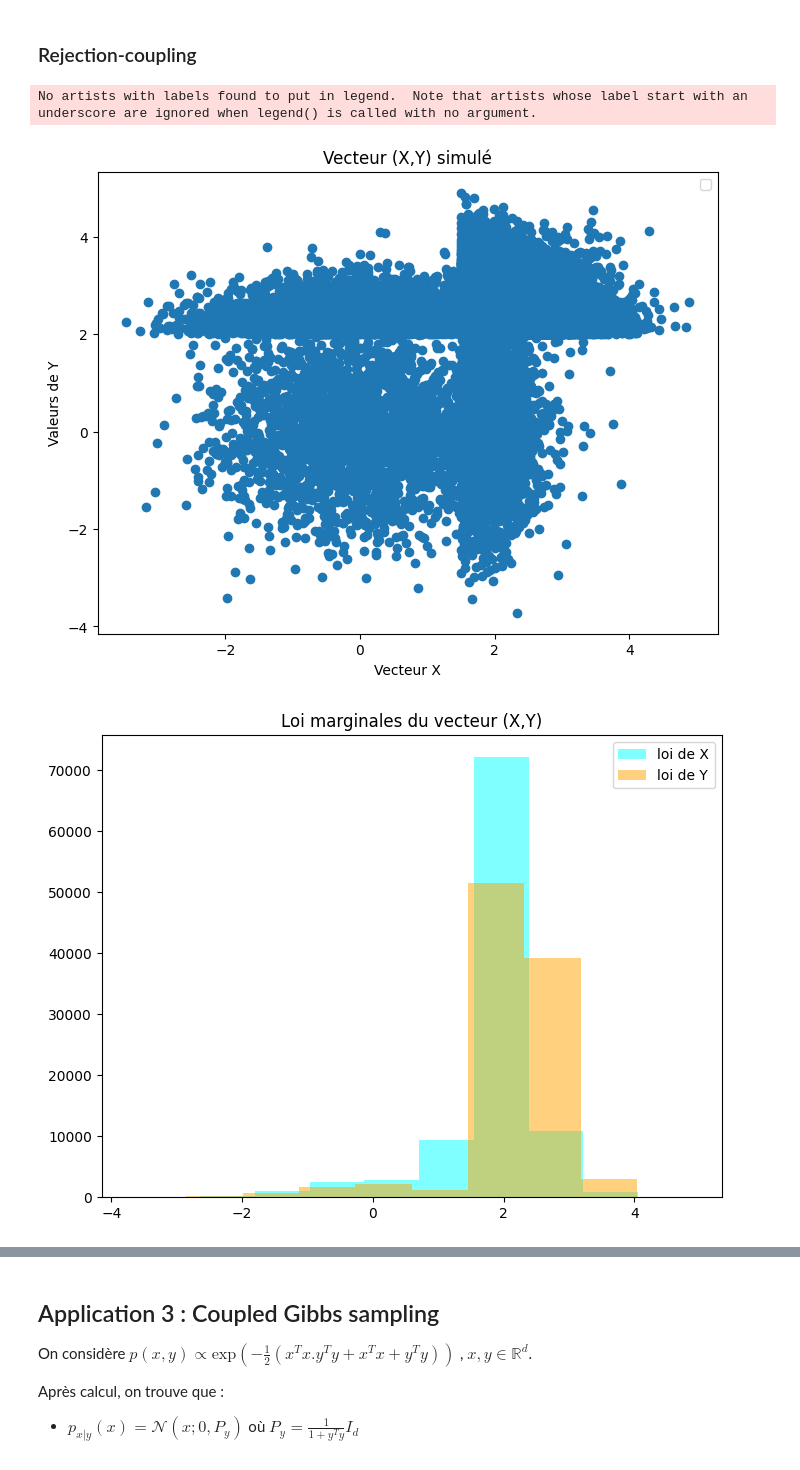
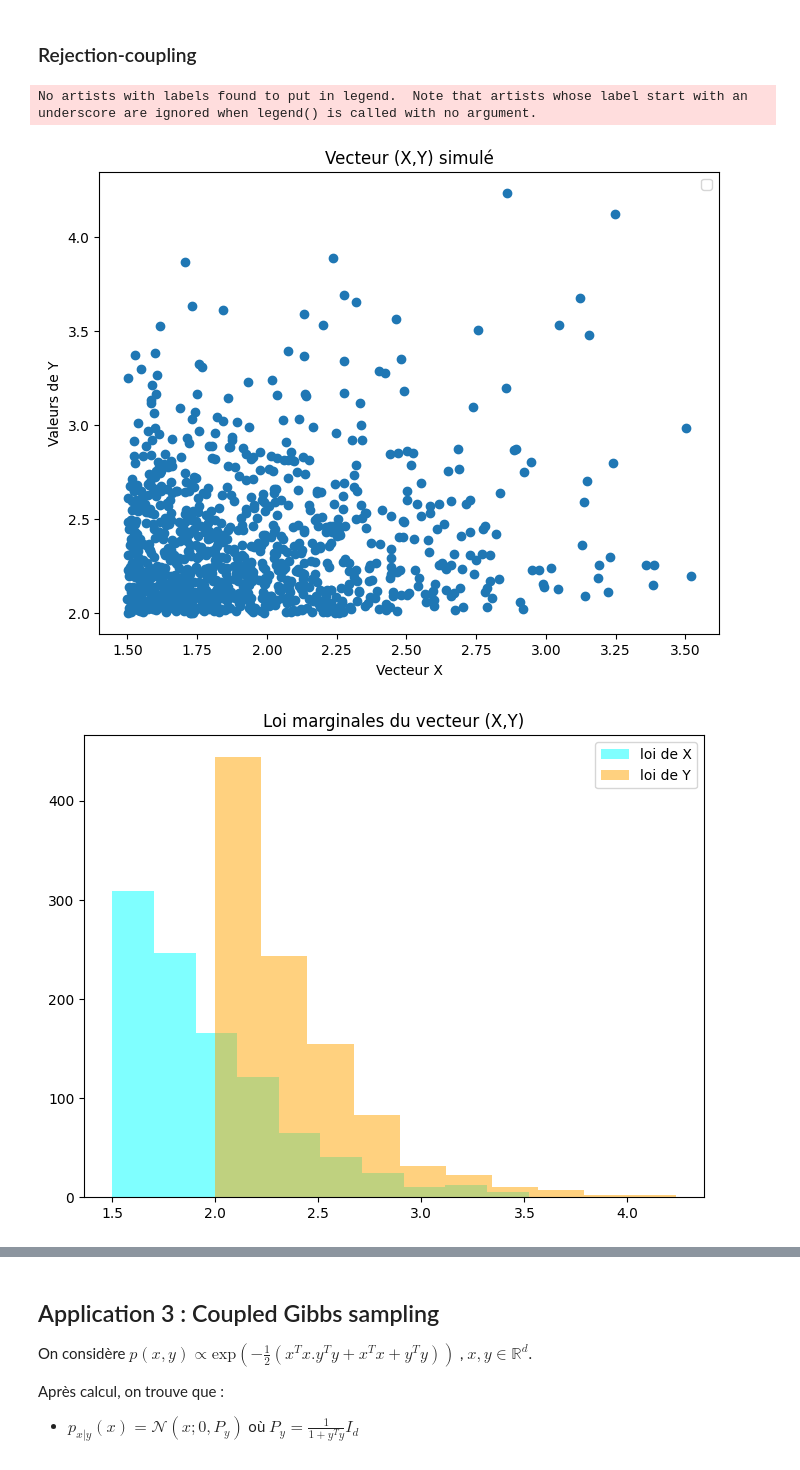
Before and after one commit to AugustinCablant/Monte-Carlo-project, a Jupyter notebook: notebook.ipynb, the cells around one changed output, grey strips where cells are left out. Cells and saved outputs as stored; diff of their text form; code cells hidden in the pictures.

```diff
--- a/notebook.ipynb
+++ b/notebook.ipynb
@@ -161,6 +175,8 @@ def RejectionCoupling_application(p, q, pH, qH, M_p, M_q):
         return np.vstack((X, Y)).T
     tau = 0
     AX, AY = 0, 0
+    temps_acceptation = 0
+    debut = time.time()
     while AX == 0 & AY == 0:
         vecteur = simul_exp2()
         X1, Y1 = vecteur[0][0], vecteur[0][1]
@@ -169,21 +185,24 @@ def RejectionCoupling_application(p, q, pH, qH, M_p, M_q):
             AX = 1
         if U <= q.pdf(Y1) / (M_q * qH.pdf(Y1)):
             AY = 1
-        X2, Y2 = p.rvs(), q.rvs()
-        return AX * X1 + (1-AX) * X2, AY * Y1 + (1-AY) * Y2
+    fin = time.time()
+    temps_acceptation = fin - debut
+    X2, Y2 = p.rvs(), q.rvs()
+    return (AX * X1 + (1-AX) * X2, AY * Y1 + (1-AY) * Y2, temps_acceptation)
 # %%
-n = 10**5  #nombre de simulations
+n = 10**4  #nombre de simulations
 Mp, Mq = np.sqrt(2 / np.pi) * np.exp(2), np.sqrt(2 / np.pi) * np.exp(2)
 p, q = stats.norm(), stats.norm()
 pH, qH = stats.expon(scale = 1/2), stats.expon(scale = 1/2)
 
 valeurs_de_X = []
 valeurs_de_Y = []
+temps_acceptation = []
 for _ in tqdm(range(n)):
-    X, Y = RejectionCoupling_application(p, q, pH, qH, Mp, Mq)
+    X, Y, temps = RejectionCoupling_application(p, q, pH, qH, Mp, Mq)
+    temps_acceptation.append(temps)
     valeurs_de_X.append(X)
     valeurs_de_Y.append(Y)
-
 plt.figure(figsize=(8,6))
 plt.scatter(valeurs_de_X, valeurs_de_Y)
 plt.xlabel("Vecteur X")
@@ -351,6 +387,8 @@ def RejectionCoupling_application1(p, q, mu, eta):
         return np.vstack((X, Y)).T
     tau = 0
     AX, AY = 0, 0
+    temps_acceptation = []
+    debut = time.time()
     while AX == 0 & AY == 0:
         vecteur = simul_exp2(mu, eta)
         X1, Y1 = vecteur[0][0], vecteur[0][1]
@@ -359,36 +397,43 @@ def RejectionCoupling_application1(p, q, mu, eta):
             AX = 1
         if U <= fonction(Y1,eta):
             AY = 1
+    fin = time.time()
+    temps_acceptation.append(fin-debut)
+    test = 0
+    while test == 0:
         X2, Y2 = p.rvs(), q.rvs()
-        return AX * X1 + (1-AX) * X2, AY * Y1 + (1-AY) * Y2
+        if X2 > mu and Y2 >eta :
+            test = 1
+    return (AX * X1 + (1-AX) * X2, AY * Y1 + (1-AY) * Y2, temps_acceptation)
 # %%
-n = 10**5  #nombre de simulations
+n = 10**3  #nombre de simulations
 mu, eta = 1.5, 2
 
 p, q = stats.norm(), stats.norm()
 # %%
 valeurs_de_X = []
 valeurs_de_Y = []
+temps_acceptation = []
 for _ in tqdm(range(n)):
-    X, Y = RejectionCoupling_application1(p, q, mu, eta)
+    X, Y, temps = RejectionCoupling_application1(p, q, mu, eta)
     valeurs_de_X.append(X)
     valeurs_de_Y.append(Y)
-
+    temps_acceptation.append(temps)
 plt.figure(figsize=(8,6))
 plt.scatter(valeurs_de_X, valeurs_de_Y)
 plt.xlabel("Vecteur X")
 plt.ylabel("Valeurs de Y")
 plt.title("Vecteur (X,Y) simulé")
 plt.legend()
 plt.show()
 
 plt.figure(figsize=(8,6))
 plt.hist(valeurs_de_X, color = "cyan", alpha = 0.5, label = "loi de X")
 plt.hist(valeurs_de_Y, color = "orange", alpha = 0.5,  label = "loi de Y")
 plt.title("Loi marginales du vecteur (X,Y)")
 plt.legend()
 plt.show()
 # %% [output]
 No artists with labels found to put in legend.  Note that artists whose label start with an underscore are ignored when legend() is called with no argument.
-[figure, old version]
+[figure, new version]
-[figure, old version]
+[figure, new version]
```
Also changed, not shown: parts of 21 cells of this notebook.
